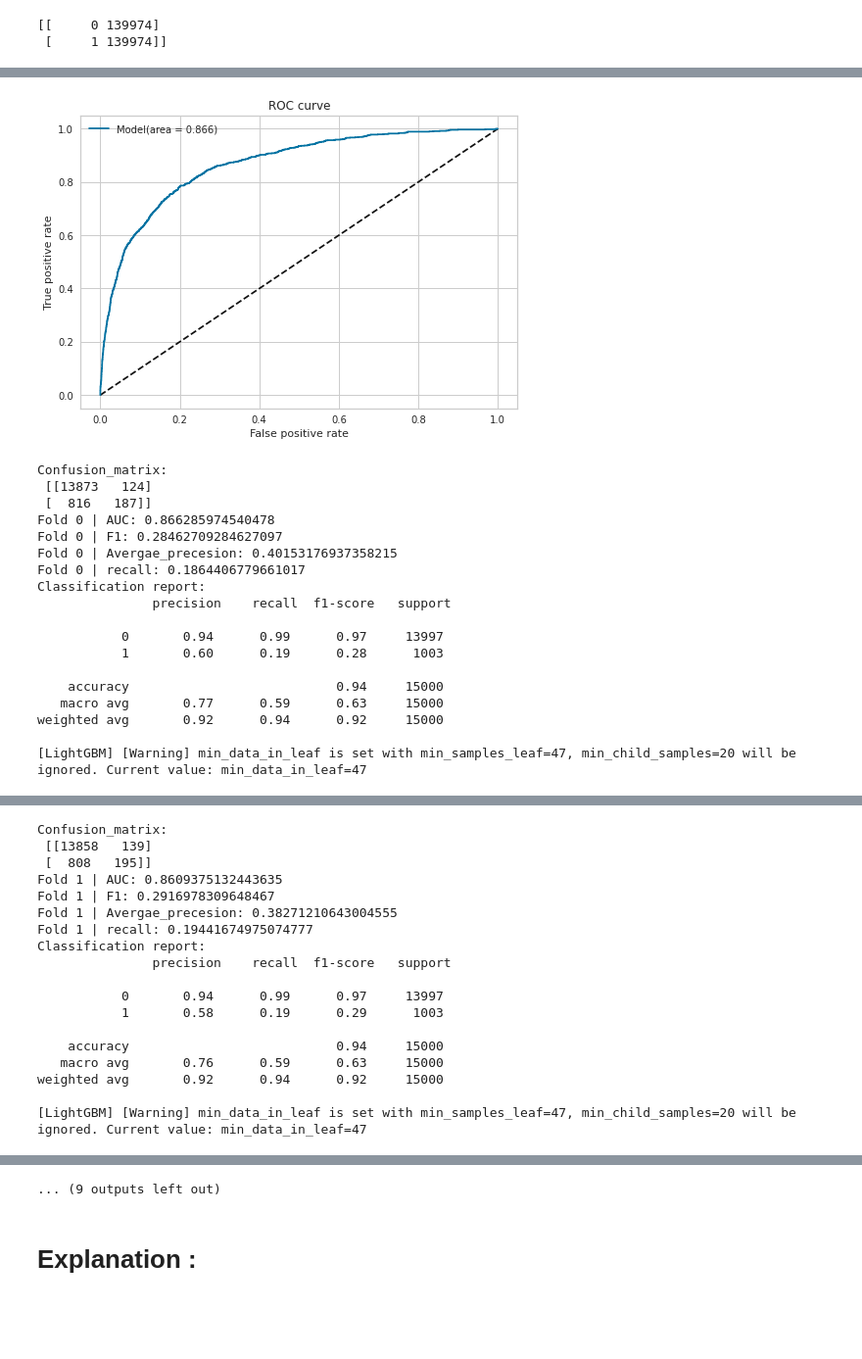
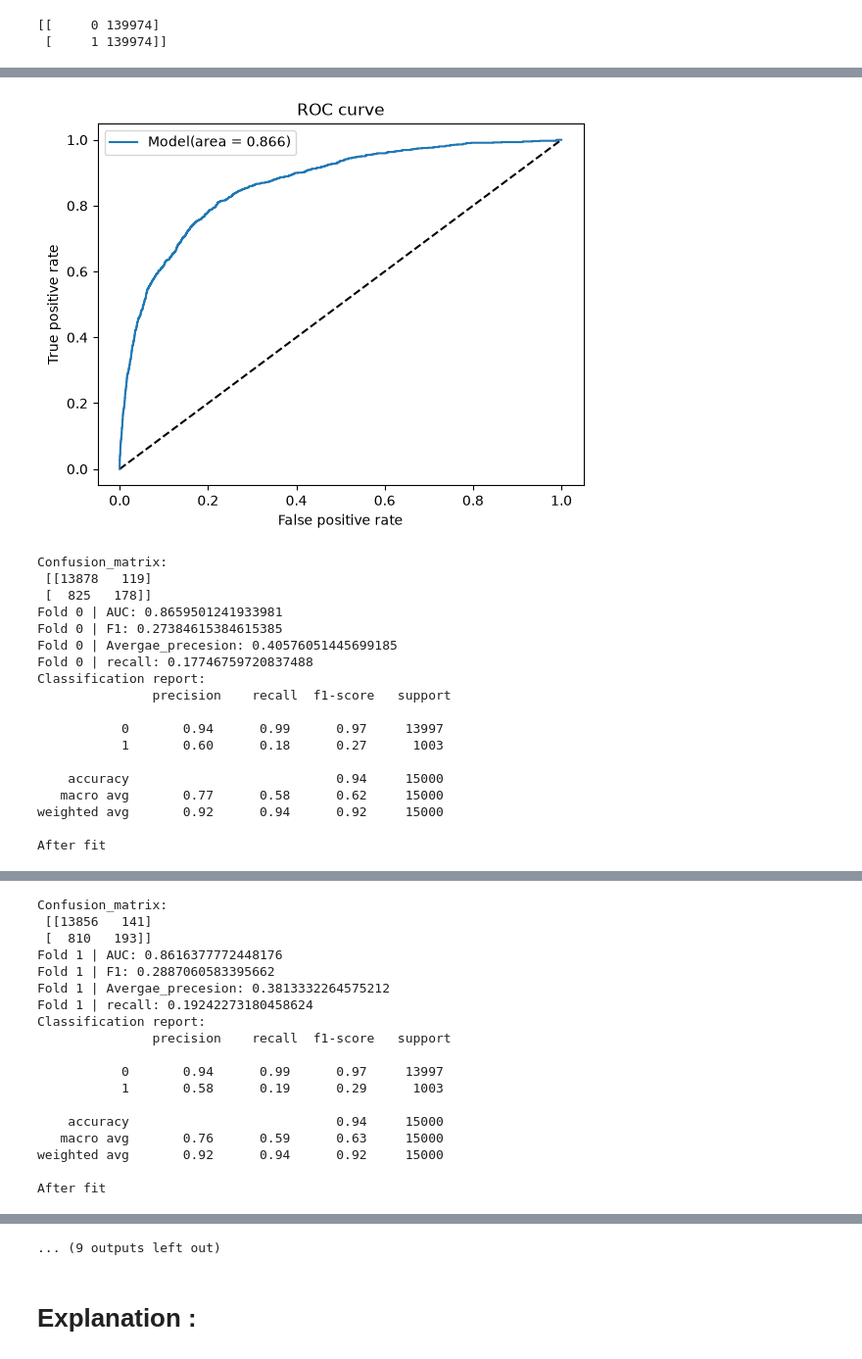
Before and after one commit to Naveensadanandan/Trust-Calibrated-Explainability-Interface, a Jupyter notebook: notebooks/credit-part4-Evaluation_Put_all.ipynb, the cells around one changed output, grey strips where cells are left out. Shown at 98% size. Saved outputs shown, nothing was run; the diff lists cells and outputs as text; code cells hidden in the pictures; blank space fills up the shorter version.

Commit message:
model training

```diff
--- a/notebooks/credit-part4-Evaluation_Put_all.ipynb
+++ b/notebooks/credit-part4-Evaluation_Put_all.ipynb
@@ -911,7 +923,7 @@ preprocessor_woe_powertransformer2 = ColumnTransformer(
                 ('numerical', numeric_transformer2, num_columns),
                 ('categorical', categorical_transformer2, cat_columns)
             ])
-pipe2_lgbm_woe_powertransformer = Pipeline(
+pipe1_model_lgbm_woe_powertransformer2 = Pipeline(
         steps=[
             ('preprocessor', preprocessor_woe_powertransformer2),
             ('classifier',
@@ -1394,8 +1408,10 @@ F1 = list()
 Recall=list()
 best_iteration = list()
 for fold, (train_idx, test_idx) in enumerate(skf.split(X, y)):
-    X_train, y_train =X.iloc[list(train_idx),:], y[list(train_idx)]
-    X_test, y_test = X.iloc[list(test_idx),:],y[list(test_idx)]
+    X_train = X.iloc[list(train_idx), :].reset_index(drop=True)
+    y_train = y.iloc[list(train_idx)].reset_index(drop=True)
+    X_test  = X.iloc[list(test_idx), :].reset_index(drop=True)
+    y_test  = y.iloc[list(test_idx)].reset_index(drop=True)
     pipe1_model_lgbm_woe_powertransformer2.fit(X_train,y_train,
                                                   #classifier__verbose=False
                                                   #,verbose=False
@@ -1403,6 +1419,7 @@ for fold, (train_idx, test_idx) in enumerate(skf.split(X, y)):
               #sample_weight=np.where(y_train==1,4,1)
               #sample_weight=np.where(y_train==1,14,1)
                                                  )
+    print("After fit")
     preds = pipe1_model_lgbm_woe_powertransformer2.predict_proba(X_test)[:,1]
     oof[test_idx] = preds
     auc_score= roc_auc_score(y_true=y_test, y_score=preds)
@@ -1435,19 +1452,19 @@ print(f"\nOverall mean recall score : {np.mean(Recall)}")
-[figure, old version]
+[figure, new version]
 Confusion_matrix:
- [[13873   124]
- [  816   187]]
-Fold 0 | AUC: 0.866285974540478
-Fold 0 | F1: 0.28462709284627097
-Fold 0 | Avergae_precesion: 0.40153176937358215
-Fold 0 | recall: 0.1864406779661017
+ [[13878   119]
+ [  825   178]]
+Fold 0 | AUC: 0.8659501241933981
+Fold 0 | F1: 0.27384615384615385
+Fold 0 | Avergae_precesion: 0.40576051445699185
+Fold 0 | recall: 0.17746759720837488
 Classification report:
                precision    recall  f1-score   support
 
            0       0.94      0.99      0.97     13997
-           1       0.60      0.19      0.28      1003
+           1       0.60      0.18      0.27      1003
 
     accuracy                           0.94     15000
-   macro avg       0.77      0.59      0.63     15000
+   macro avg       0.77      0.58      0.62     15000
 weighted avg       0.92      0.94      0.92     15000
 
-[LightGBM] [Warning] min_data_in_leaf is set with min_samples_leaf=47, min_child_samples=20 will be ignored. Current value: min_data_in_leaf=47
+After fit
@@ -1455,10 +1472,10 @@ weighted avg       0.92      0.94      0.92     15000
 Confusion_matrix:
- [[13858   139]
- [  808   195]]
-Fold 1 | AUC: 0.8609375132443635
-Fold 1 | F1: 0.2916978309648467
-Fold 1 | Avergae_precesion: 0.38271210643004555
-Fold 1 | recall: 0.19441674975074777
+ [[13856   141]
+ [  810   193]]
+Fold 1 | AUC: 0.8616377772448176
+Fold 1 | F1: 0.2887060583395662
+Fold 1 | Avergae_precesion: 0.3813332264575212
+Fold 1 | recall: 0.19242273180458624
 Classification report:
                precision    recall  f1-score   support
 
@@ -1469,4 +1486,4 @@ Classification report:
    macro avg       0.76      0.59      0.63     15000
 weighted avg       0.92      0.94      0.92     15000
 
-[LightGBM] [Warning] min_data_in_leaf is set with min_samples_leaf=47, min_child_samples=20 will be ignored. Current value: min_data_in_leaf=47
+After fit
```
Also changed, not shown: parts of 6 cells of this notebook, 1 other file.
